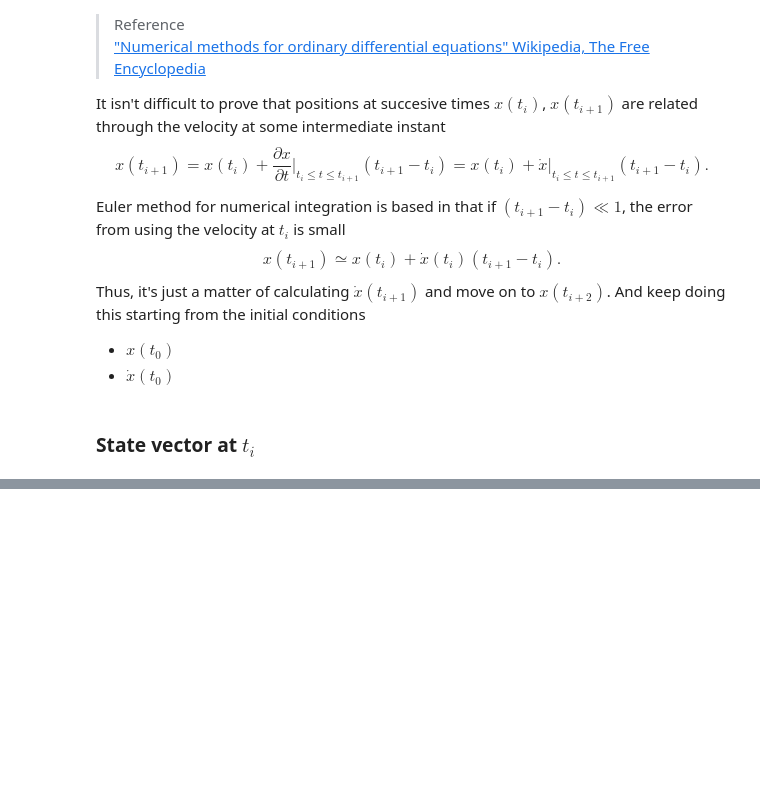
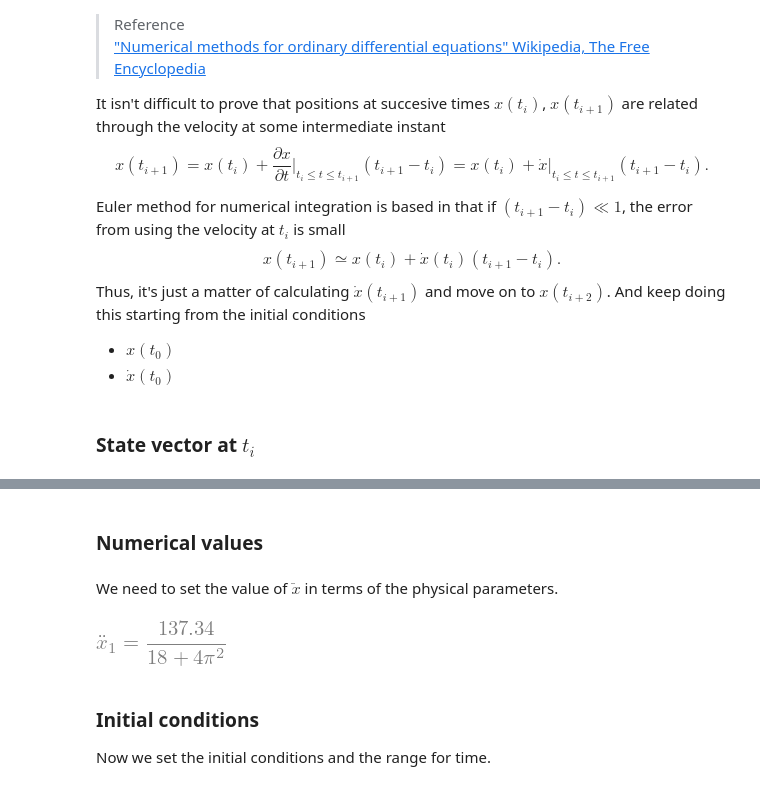
Before and after one commit to unlam/ComputationalAnalyticalMechanics, a Jupyter notebook: 05Simulation/atwoodSimulationSolved.ipynb, the cells around one changed output, grey strips where cells are left out. Drawn from its saved outputs; the diff is of its cells as text; code cells hidden in the pictures; blank space fills up the shorter version.

```diff
--- a/05Simulation/atwoodSimulationSolved.ipynb
+++ b/05Simulation/atwoodSimulationSolved.ipynb
@@ -484,0 +357,24 @@ Defino funciones que calculan la posición y velocidad a partir de la $\ddot{x}$
+# %% [markdown]
+### Numerical values
+# %% [markdown]
+We need to set the value of $\ddot{x}$ in terms of the physical parameters.
+# %%
+# physical parameters
+g_magnitude = 9.81 # [m s-2]
+m_1_magnitude = 8 # [kg]
+m_2_magnitude = 1 # [kg]
+M_magnitude = 4 # [kg]
+magnitudes = {
+    g : g_magnitude,
+    m1 : m_1_magnitude,
+    m2 : m_2_magnitude,
+    M : M_magnitude,
+}
+x1_pp_magnitudes = x_pp.subs(magnitudes)
+x1_pp_magnitudes # [m s-2]
+# %% [output]
+[figure, added]
+# %% [markdown]
+### Initial conditions
+
+Now we set the initial conditions and the range for time.
```
Also changed, not shown: parts of 41 cells of this notebook, 1 other file.
